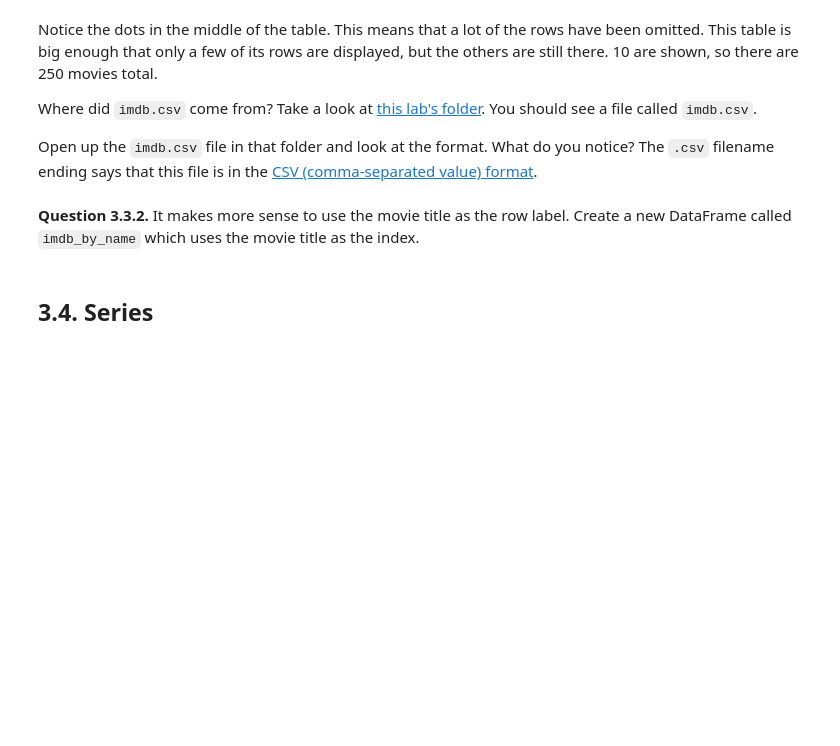
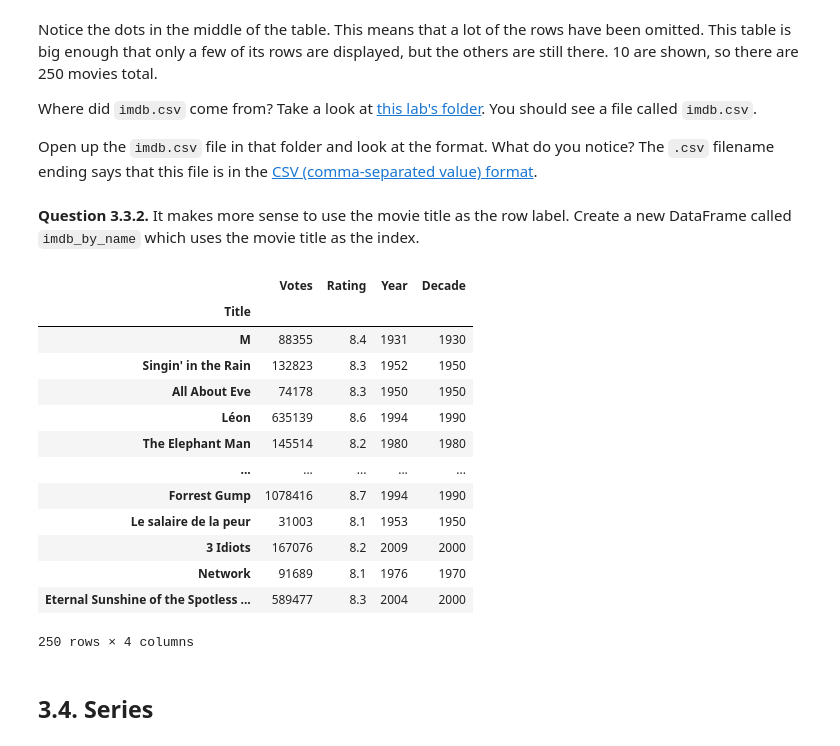
Before and after one commit to ucsd-ets/dsc10-wi20, a Jupyter notebook: Labs/Lab02/lab.ipynb, the cells around one changed output. Cells and saved outputs as stored; diff of their text form; code cells hidden in the pictures; blank space fills up the shorter version.

```diff
--- a/Labs/Lab02/lab.ipynb
+++ b/Labs/Lab02/lab.ipynb
@@ -442,8 +487,23 @@ Open up the `imdb.csv` file in that folder and look at the format. What do you n
 # %% [markdown]
 **Question 3.3.2.** It makes more sense to use the movie title as the row label. Create a new DataFrame called `imdb_by_name` which uses the movie title as the index.
 # %%
-imdb_by_name = ...
+imdb_by_name = imdb.set_index('Title')
 imdb_by_name
+# %% [output]
+|  | Votes | Rating | Year | Decade |
+| Title |  |  |  |  |
+| M | 88355 | 8.4 | 1931 | 1930 |
+| Singin' in the Rain | 132823 | 8.3 | 1952 | 1950 |
+| All About Eve | 74178 | 8.3 | 1950 | 1950 |
+| Léon | 635139 | 8.6 | 1994 | 1990 |
+| The Elephant Man | 145514 | 8.2 | 1980 | 1980 |
+| ... | ... | ... | ... | ... |
+| Forrest Gump | 1078416 | 8.7 | 1994 | 1990 |
+| Le salaire de la peur | 31003 | 8.1 | 1953 | 1950 |
+| 3 Idiots | 167076 | 8.2 | 2009 | 2000 |
+| Network | 91689 | 8.1 | 1976 | 1970 |
+| Eternal Sunshine of the Spotless ... | 589477 | 8.3 | 2004 | 2000 |
+250 rows × 4 columns
 # %%
 _ = ok.grade('q3_3_2')
 # %% [markdown]
```
Also changed, not shown: parts of 8 cells of this notebook.
